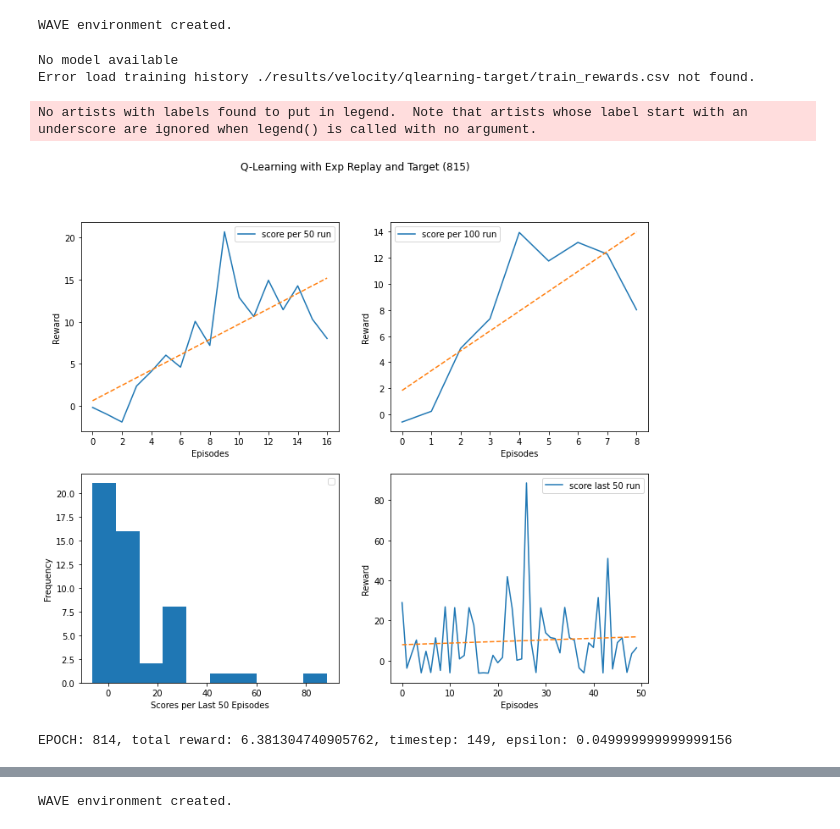
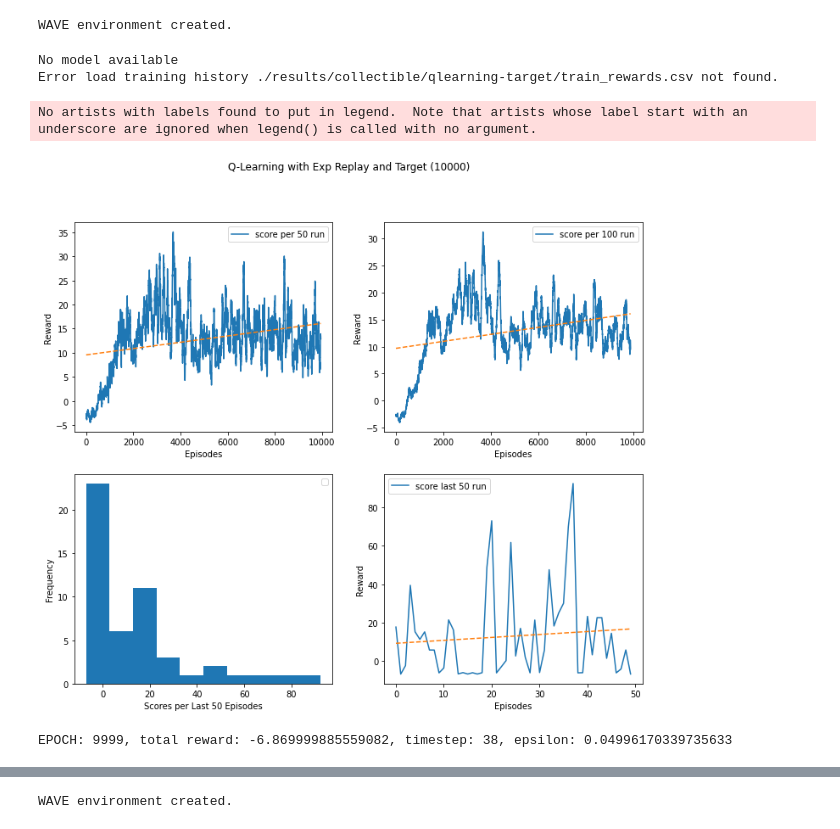
Before and after one commit to teodorus-nathaniel/rl-wave, a Jupyter notebook: qlearning-target.ipynb, the cells around one changed output, grey strips where cells are left out. Saved outputs shown, nothing was run; the diff lists cells and outputs as text; code cells hidden in the pictures.

Commit message:
Add best q learning

```diff
--- a/qlearning-target.ipynb
+++ b/qlearning-target.ipynb
@@ -5,26 +5,27 @@ import sys
 import wave
 import qlearning_target_model
 # %%
-env_path = 'velocity/Wave'
+env_path = 'collectible/Wave'
 env = wave.WaveEnv(env_path)
 # %% [output]
 WAVE environment created.
 # %%
-model = qlearning_target_model.QLearning(64, 2, 1024)
-save_path = './results/velocity/qlearning-target'
-model.set_model_save_path(save_path)
+model = qlearning_target_model.QLearning(127, 2, 1024)
+# %%
+save_path = './results/collectible/BEST-QLEARNING'
+model.set_model_save_path(save_path)
 # %%
 model.load_model()
 # %% [output]
 No model available
-Error load training history ./results/velocity/qlearning-target/train_rewards.csv not found.
+Error load training history ./results/collectible/qlearning-target/train_rewards.csv not found.
 # %%
 model.set_train_params(max_step=1000)
-model.train(env, 1000)
+model.train(env, 10000)
 # %% [output]
 No artists with labels found to put in legend.  Note that artists whose label start with an underscore are ignored when legend() is called with no argument.
-[figure, old version]
+[figure, new version]
-EPOCH: 814, total reward: 6.381304740905762, timestep: 149, epsilon: 0.049999999999999156
+EPOCH: 9999, total reward: -6.869999885559082, timestep: 38, epsilon: 0.04996170339735633
 # %%
 model.plot_train_memory(smooth=100)
 # %% [output]
```
Also changed, not shown: parts of 2 cells of this notebook, 7 other files.
